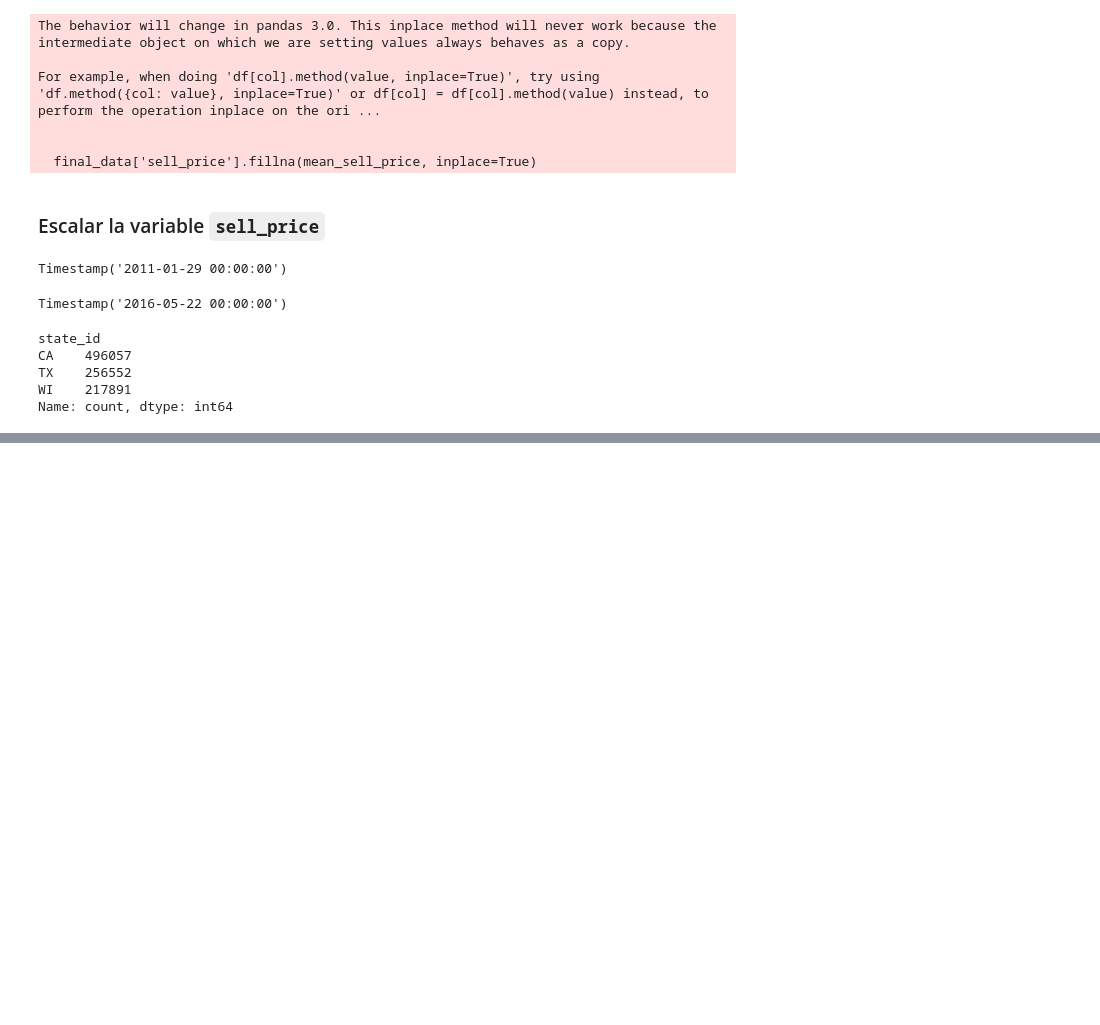
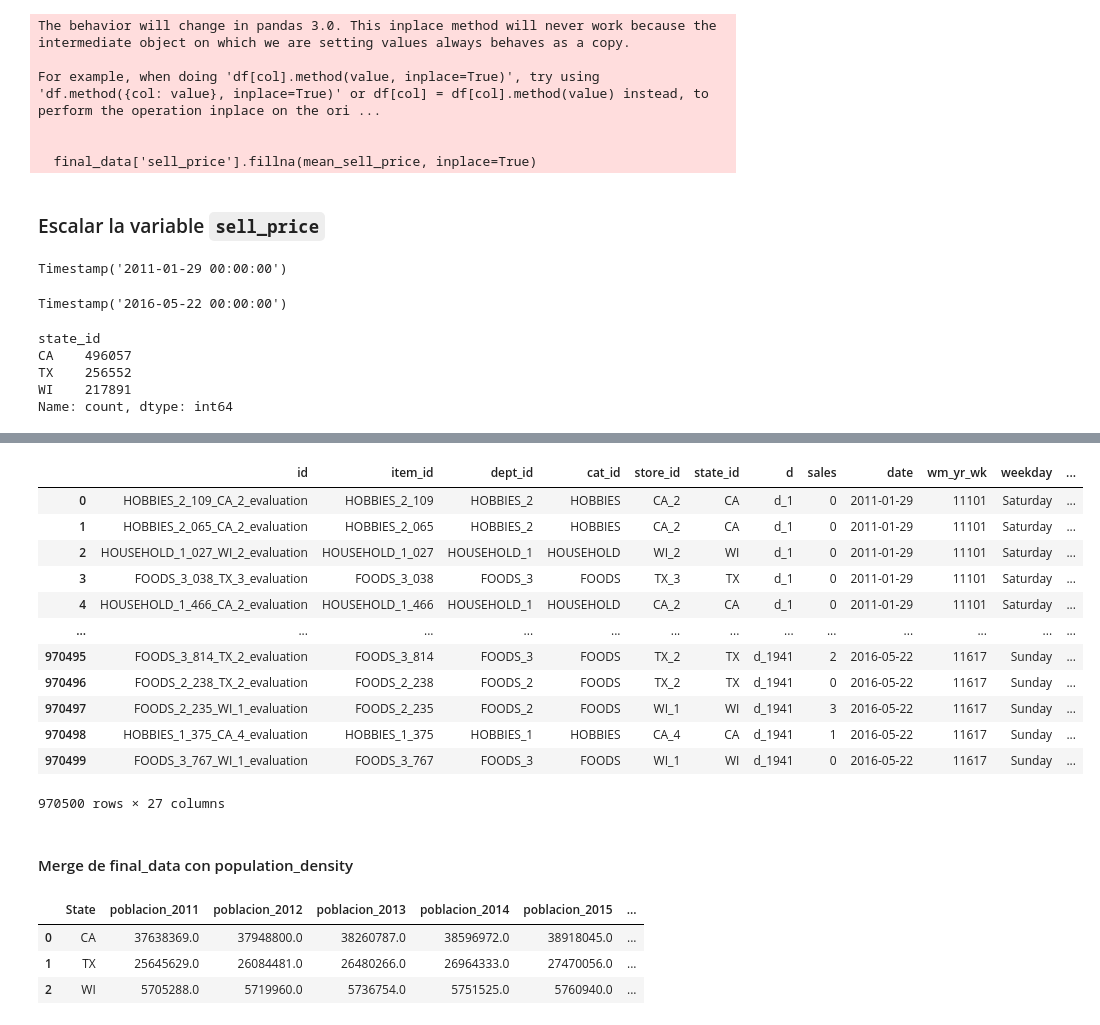
Before and after one commit to andtay/Machine_Learning_Based_Demand_Forecasting, a Jupyter notebook: Walmart/src/data.ipynb, the cells around one changed output, grey strips where cells are left out. Saved outputs shown, nothing was run; the diff lists cells and outputs as text; code cells hidden in the pictures; blank space fills up the shorter version.

```diff
--- a/Walmart/src/data.ipynb
+++ b/Walmart/src/data.ipynb
@@ -181,0 +184,12 @@ Name: count, dtype: int64
+# %%
+personal_income_path = os.path.join(current_dir, "../data/raw/macrodata/personal_income.csv")
+population_density_path = os.path.join(current_dir, "../data/raw/macrodata/population_density.csv")
+population_growth_path = os.path.join(current_dir, "../data/raw/macrodata/population_growth.csv")
+riqueza_per_capita_path = os.path.join(current_dir, "../data/raw/macrodata/riqueza_per_capita.csv")
+wti_crude_oil_path = os.path.join(current_dir, "../data/raw/macrodata/wti_crude_oil.csv")
+
+personal_income = pd.read_csv(personal_income_path)
+population_density = pd.read_csv(population_density_path)
+population_growth = pd.read_csv(population_growth_path)
+riqueza_per_capita = pd.read_csv(riqueza_per_capita_path)
+wti_crude_oil = pd.read_csv(wti_crude_oil_path)
@@ -181,0 +221,37 @@ Name: count, dtype: int64
+# %%
+# 1. Convertir personal_income a formato largo
+income_long = personal_income.melt(id_vars='State',
+                                    var_name='year',
+                                    value_name='pi_mean')
+# 2. Limpiar la columna 'year' para que sea un entero
+income_long['year'] = income_long['year'].str.extract(r'(\d{4})').astype(int)
+
+# 3. Renombrar 'State' a 'state_id' para evitar duplicados
+income_long.rename(columns={'State': 'state_id'}, inplace=True)
+
+# 4. Merge
+final_data = final_data.merge(income_long, on=['state_id', 'year'], how='left')
+final_data
+# %% [output]
+|  | id | item_id | dept_id | cat_id | store_id | state_id | d | sales | date | wm_yr_wk | weekday | ... |
+| 0 | HOBBIES_2_109_CA_2_evaluation | HOBBIES_2_109 | HOBBIES_2 | HOBBIES | CA_2 | CA | d_1 | 0 | 2011-01-29 | 11101 | Saturday | ... |
+| 1 | HOBBIES_2_065_CA_2_evaluation | HOBBIES_2_065 | HOBBIES_2 | HOBBIES | CA_2 | CA | d_1 | 0 | 2011-01-29 | 11101 | Saturday | ... |
+| 2 | HOUSEHOLD_1_027_WI_2_evaluation | HOUSEHOLD_1_027 | HOUSEHOLD_1 | HOUSEHOLD | WI_2 | WI | d_1 | 0 | 2011-01-29 | 11101 | Saturday | ... |
+| 3 | FOODS_3_038_TX_3_evaluation | FOODS_3_038 | FOODS_3 | FOODS | TX_3 | TX | d_1 | 0 | 2011-01-29 | 11101 | Saturday | ... |
+| 4 | HOUSEHOLD_1_466_CA_2_evaluation | HOUSEHOLD_1_466 | HOUSEHOLD_1 | HOUSEHOLD | CA_2 | CA | d_1 | 0 | 2011-01-29 | 11101 | Saturday | ... |
+| ... | ... | ... | ... | ... | ... | ... | ... | ... | ... | ... | ... | ... |
+| 970495 | FOODS_3_814_TX_2_evaluation | FOODS_3_814 | FOODS_3 | FOODS | TX_2 | TX | d_1941 | 2 | 2016-05-22 | 11617 | Sunday | ... |
+| 970496 | FOODS_2_238_TX_2_evaluation | FOODS_2_238 | FOODS_2 | FOODS | TX_2 | TX | d_1941 | 0 | 2016-05-22 | 11617 | Sunday | ... |
+| 970497 | FOODS_2_235_WI_1_evaluation | FOODS_2_235 | FOODS_2 | FOODS | WI_1 | WI | d_1941 | 3 | 2016-05-22 | 11617 | Sunday | ... |
+| 970498 | HOBBIES_1_375_CA_4_evaluation | HOBBIES_1_375 | HOBBIES_1 | HOBBIES | CA_4 | CA | d_1941 | 1 | 2016-05-22 | 11617 | Sunday | ... |
+| 970499 | FOODS_3_767_WI_1_evaluation | FOODS_3_767 | FOODS_3 | FOODS | WI_1 | WI | d_1941 | 0 | 2016-05-22 | 11617 | Sunday | ... |
+970500 rows × 27 columns
+# %% [markdown]
+#### Merge de final_data con population_density
+# %%
+population_density
+# %% [output]
+|  | State | poblacion_2011 | poblacion_2012 | poblacion_2013 | poblacion_2014 | poblacion_2015 | ... |
+| 0 | CA | 37638369.0 | 37948800.0 | 38260787.0 | 38596972.0 | 38918045.0 | ... |
+| 1 | TX | 25645629.0 | 26084481.0 | 26480266.0 | 26964333.0 | 27470056.0 | ... |
+| 2 | WI | 5705288.0 | 5719960.0 | 5736754.0 | 5751525.0 | 5760940.0 | ... |
```
Also changed, not shown: parts of 17 cells of this notebook.
